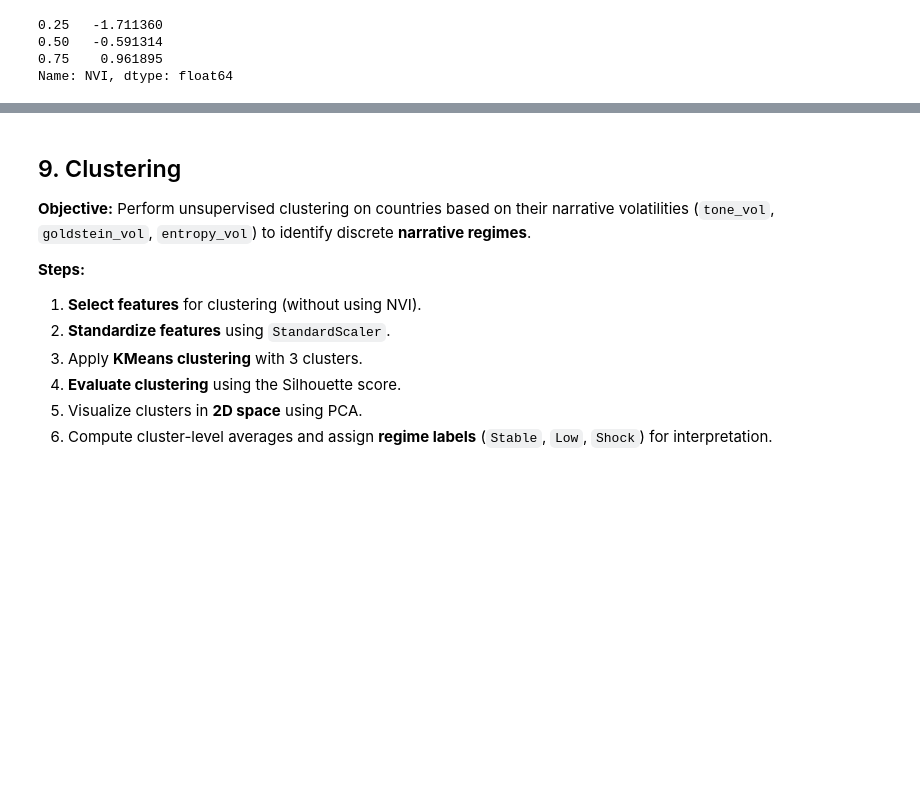
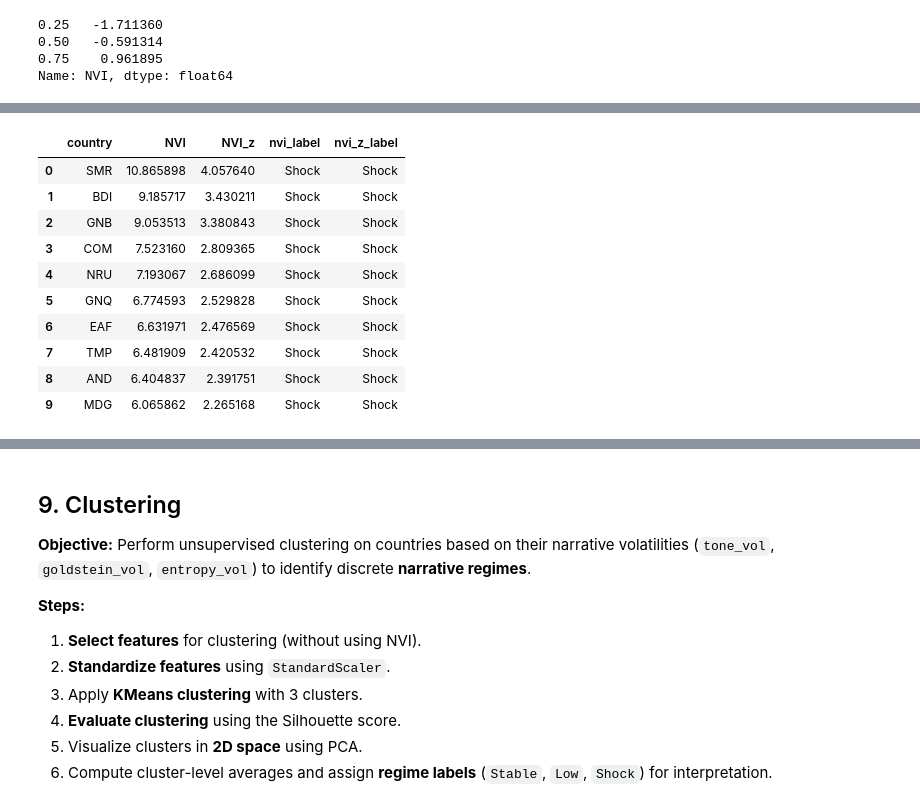
Before and after one commit to ancyra2/mining-prjkt, a Jupyter notebook: notebooks/03_nvi_report.ipynb, the cells around one changed output, grey strips where cells are left out. Saved outputs shown, nothing was run; the diff lists cells and outputs as text; code cells hidden in the pictures; blank space fills up the shorter version.

```diff
--- a/notebooks/03_nvi_report.ipynb
+++ b/notebooks/03_nvi_report.ipynb
@@ -511,0 +550,33 @@ df[['country','NVI','nvi_label']].sort_values('NVI', ascending=False).head(10)
+# %%
+## 8.1 Robustness Check: Z-score Based Regimes
+
+# Compute z-score of NVI
+df['NVI_z'] = (df['NVI'] - df['NVI'].mean()) / df['NVI'].std()
+
+# Assign z-score based regime labels
+def nvi_z_label(z):
+    if z < -1:
+        return 'Stable'
+    elif z > 1:
+        return 'Shock'
+    else:
+        return 'Moderate'
+
+df['nvi_z_label'] = df['NVI_z'].apply(nvi_z_label)
+
+# Preview comparison
+df[['country', 'NVI', 'NVI_z', 'nvi_label', 'nvi_z_label']] \
+    .sort_values('NVI', ascending=False) \
+    .head(10)
+# %% [output]
+|  | country | NVI | NVI_z | nvi_label | nvi_z_label |
+| 0 | SMR | 10.865898 | 4.057640 | Shock | Shock |
+| 1 | BDI | 9.185717 | 3.430211 | Shock | Shock |
+| 2 | GNB | 9.053513 | 3.380843 | Shock | Shock |
+| 3 | COM | 7.523160 | 2.809365 | Shock | Shock |
+| 4 | NRU | 7.193067 | 2.686099 | Shock | Shock |
+| 5 | GNQ | 6.774593 | 2.529828 | Shock | Shock |
+| 6 | EAF | 6.631971 | 2.476569 | Shock | Shock |
+| 7 | TMP | 6.481909 | 2.420532 | Shock | Shock |
+| 8 | AND | 6.404837 | 2.391751 | Shock | Shock |
+| 9 | MDG | 6.065862 | 2.265168 | Shock | Shock |
```
Also changed, not shown: parts of 12 cells of this notebook, 2 other files.
